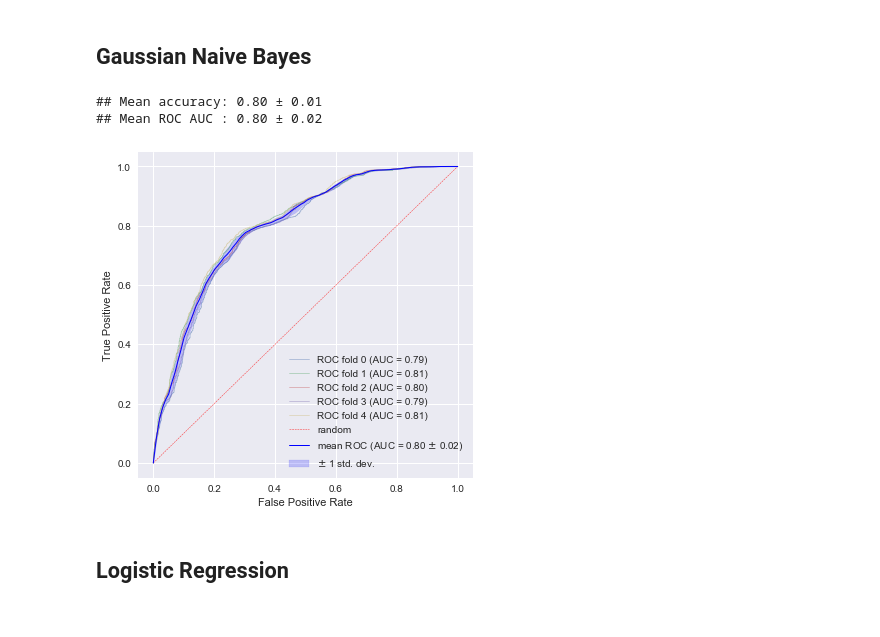
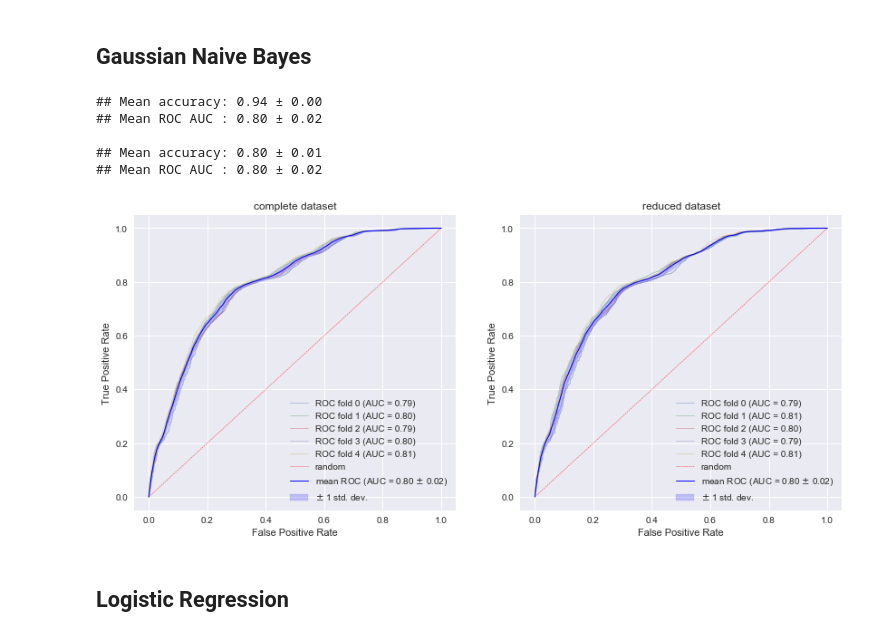
Before and after one commit to ElsaB/impact-annotator, a Jupyter notebook: analysis/prediction/somatic_vs_non_somatic_classification.ipynb, the cells around one changed output. Drawn from its saved outputs; the diff is of its cells as text; code cells hidden in the pictures.

```diff
--- a/analysis/prediction/somatic_vs_non_somatic_classification.ipynb
+++ b/analysis/prediction/somatic_vs_non_somatic_classification.ipynb
@@ -151,14 +172,2 @@ plot_roc(cv_strategy.get_n_splits(), metrics, ax)
 # %% [markdown]
 ## Gaussian Naive Bayes
-# %%
-from sklearn.naive_bayes import GaussianNB
-
-model_GaussianNB = GaussianNB()
-
-metrics = run_model(model_GaussianNB, X, y, cv_strategy)
-fig, ax = plt.subplots(1, 1, figsize = (6, 6))
-plot_roc(cv_strategy.get_n_splits(), metrics, ax)
-# %% [output]
-## Mean accuracy: 0.80 ± 0.01
-## Mean ROC AUC : 0.80 ± 0.02
-[figure, removed]
@@ -172,2 +178,17 @@ plot_roc(cv_strategy.get_n_splits(), metrics, ax)
+# %%
+metrics = run_model(model_GaussianNB, X, y, cv_strategy)
+metrics_reduced = run_model(model_GaussianNB, X_reduced, y_reduced, cv_strategy)
+# %% [output]
+## Mean accuracy: 0.94 ± 0.00
+## Mean ROC AUC : 0.80 ± 0.02
+
+## Mean accuracy: 0.80 ± 0.01
+## Mean ROC AUC : 0.80 ± 0.02
+# %%
+fig, (ax0, ax1) = plt.subplots(1, 2, figsize = (14, 6))
+plot_roc(cv_strategy.get_n_splits(), metrics, ax0, "complete dataset")
+plot_roc(cv_strategy.get_n_splits(), metrics_reduced, ax1, "reduced dataset")
+# %% [output]
+[figure, added]
 # %% [markdown]
 ## Logistic Regression
```
Also changed, not shown: parts of 44 cells of this notebook, 4 other files.
